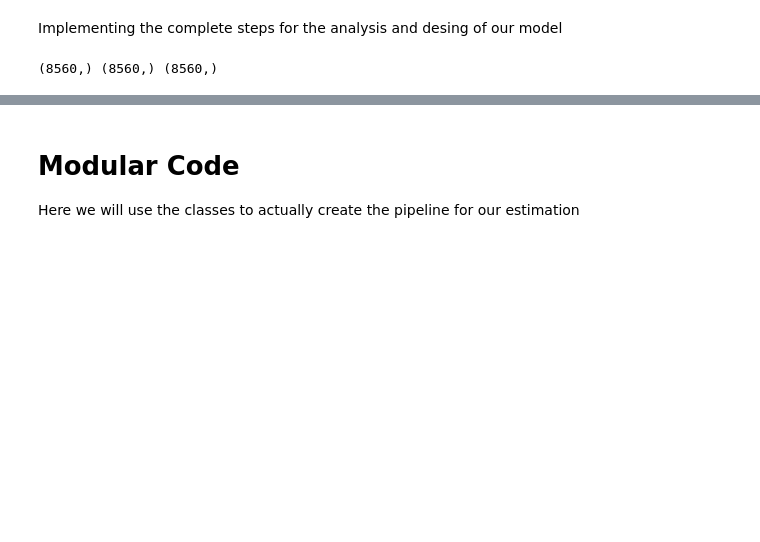
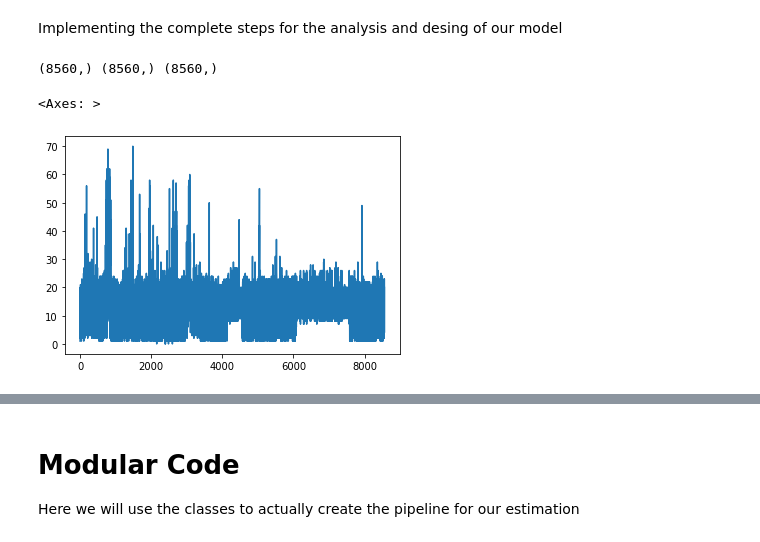
Before and after one commit to dipayan2/ARMAModel, a Jupyter notebook: Train_TestModel.ipynb, the cells around one changed output, grey strips where cells are left out. Cells and saved outputs as stored; diff of their text form; code cells hidden in the pictures; blank space fills up the shorter version.

```diff
--- a/Train_TestModel.ipynb
+++ b/Train_TestModel.ipynb
@@ -825,3 +810,8 @@ tD[0]
+# %%
+utilData.sUtil.plot()
+# %% [output]
+<Axes: >
+[figure, added]
 # %%
 import statsmodels.api as sm
 def WeighedLearn(y,X,weight):
```
Also changed, not shown: parts of 19 cells of this notebook, 1 other file.
